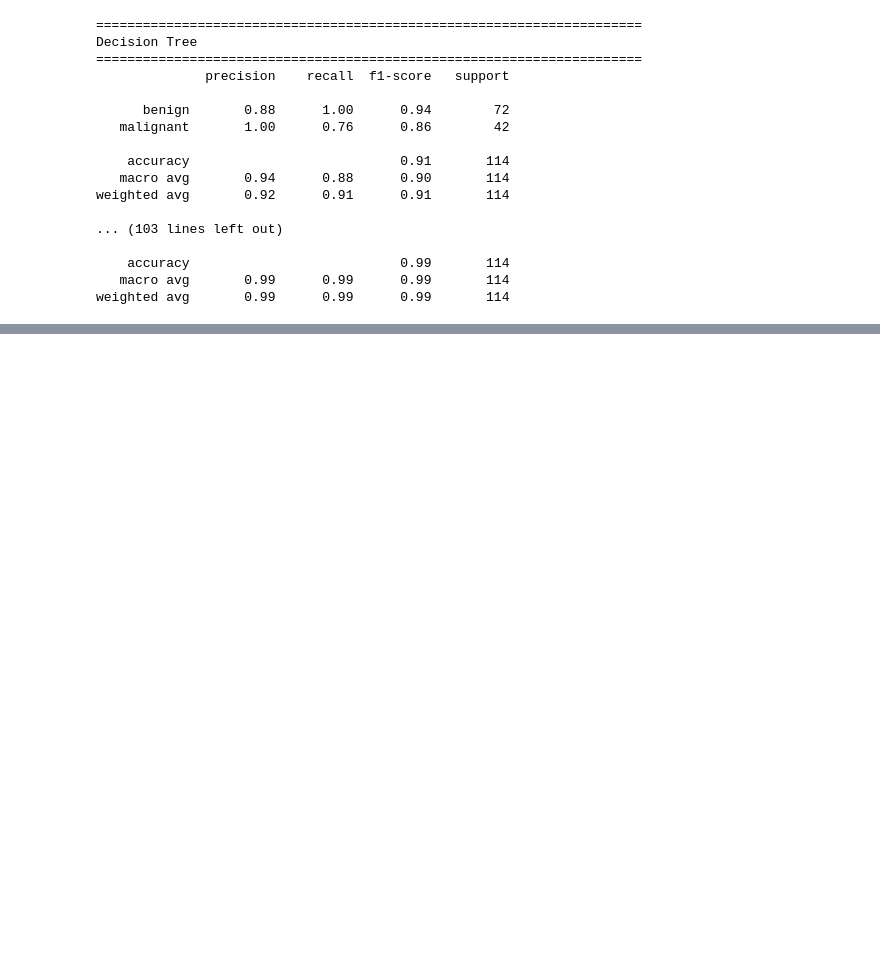
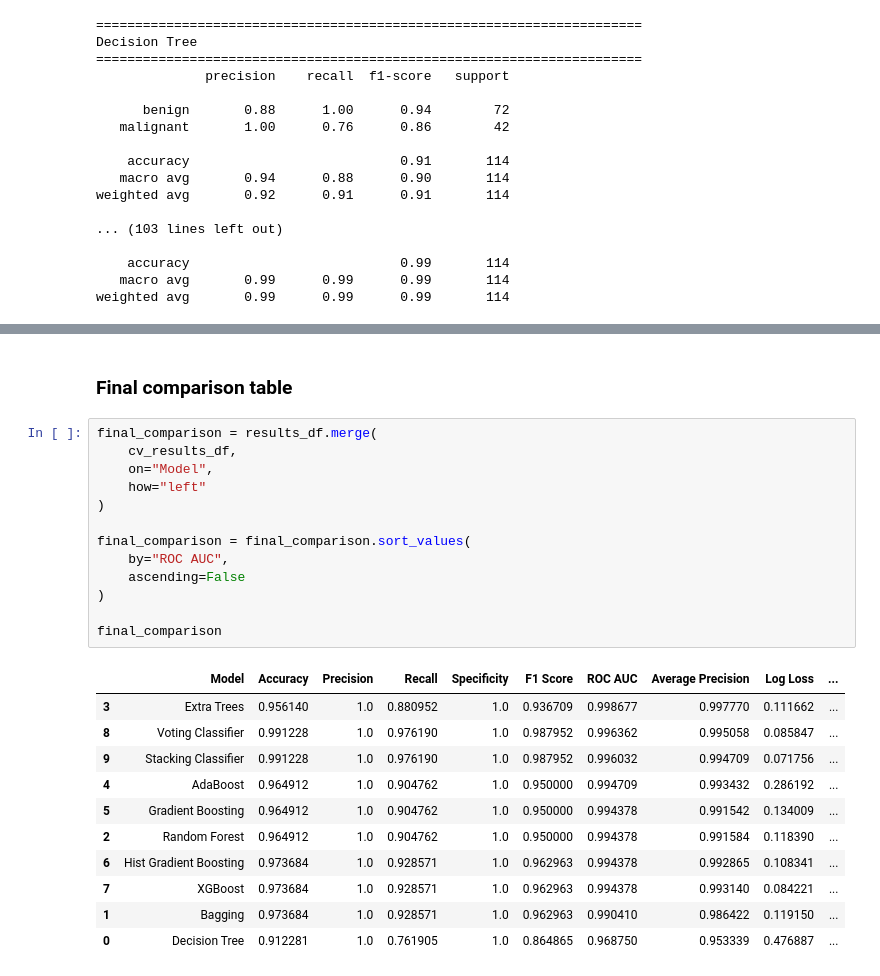
Before and after one commit to profshai/machine-learning-deep-learning, a Jupyter notebook: 01_supervised_ML/03_ensemble/ensemble_learning.ipynb, the cells around one changed output, grey strips where cells are left out. Cells and saved outputs as stored; diff of their text form; blank space fills up the shorter version.

```diff
--- a/01_supervised_ML/03_ensemble/ensemble_learning.ipynb
+++ b/01_supervised_ML/03_ensemble/ensemble_learning.ipynb
@@ -453,0 +482,27 @@ weighted avg       0.99      0.99      0.99       114
+# %% [markdown]
+### Final comparison table
+# %%
+final_comparison = results_df.merge(
+    cv_results_df,
+    on="Model",
+    how="left"
+)
+
+final_comparison = final_comparison.sort_values(
+    by="ROC AUC",
+    ascending=False
+)
+
+final_comparison
+# %% [output]
+|  | Model | Accuracy | Precision | Recall | Specificity | F1 Score | ROC AUC | Average Precision | Log Loss | ... |
+| 3 | Extra Trees | 0.956140 | 1.0 | 0.880952 | 1.0 | 0.936709 | 0.998677 | 0.997770 | 0.111662 | ... |
+| 8 | Voting Classifier | 0.991228 | 1.0 | 0.976190 | 1.0 | 0.987952 | 0.996362 | 0.995058 | 0.085847 | ... |
+| 9 | Stacking Classifier | 0.991228 | 1.0 | 0.976190 | 1.0 | 0.987952 | 0.996032 | 0.994709 | 0.071756 | ... |
+| 4 | AdaBoost | 0.964912 | 1.0 | 0.904762 | 1.0 | 0.950000 | 0.994709 | 0.993432 | 0.286192 | ... |
+| 5 | Gradient Boosting | 0.964912 | 1.0 | 0.904762 | 1.0 | 0.950000 | 0.994378 | 0.991542 | 0.134009 | ... |
+| 2 | Random Forest | 0.964912 | 1.0 | 0.904762 | 1.0 | 0.950000 | 0.994378 | 0.991584 | 0.118390 | ... |
+| 6 | Hist Gradient Boosting | 0.973684 | 1.0 | 0.928571 | 1.0 | 0.962963 | 0.994378 | 0.992865 | 0.108341 | ... |
+| 7 | XGBoost | 0.973684 | 1.0 | 0.928571 | 1.0 | 0.962963 | 0.994378 | 0.993140 | 0.084221 | ... |
+| 1 | Bagging | 0.973684 | 1.0 | 0.928571 | 1.0 | 0.962963 | 0.990410 | 0.986422 | 0.119150 | ... |
+| 0 | Decision Tree | 0.912281 | 1.0 | 0.761905 | 1.0 | 0.864865 | 0.968750 | 0.953339 | 0.476887 | ... |
```
Also changed, not shown: parts of 7 cells of this notebook.
